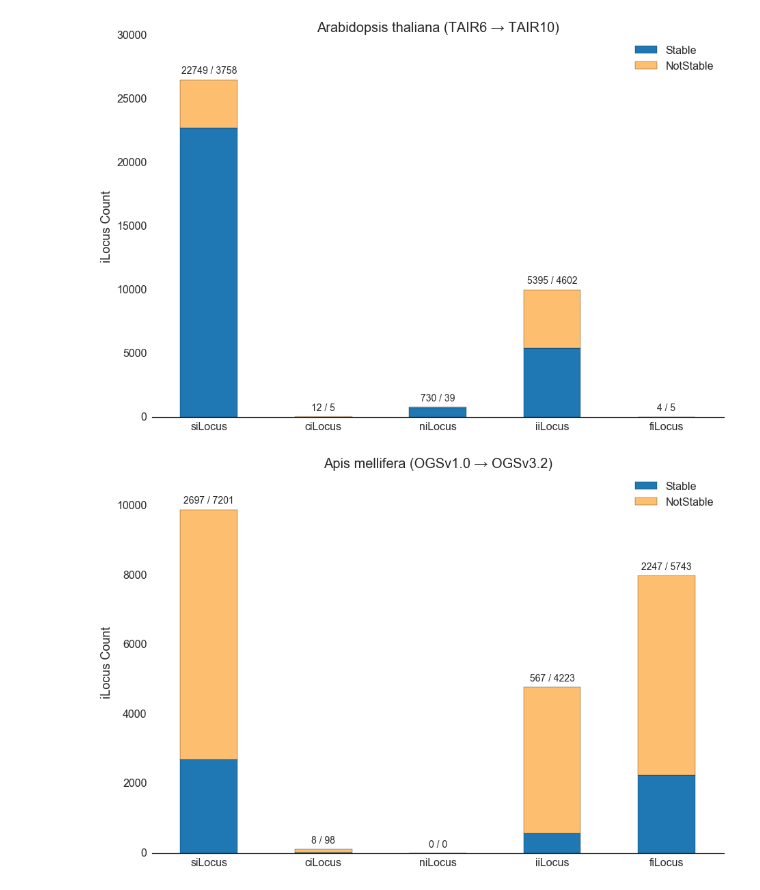
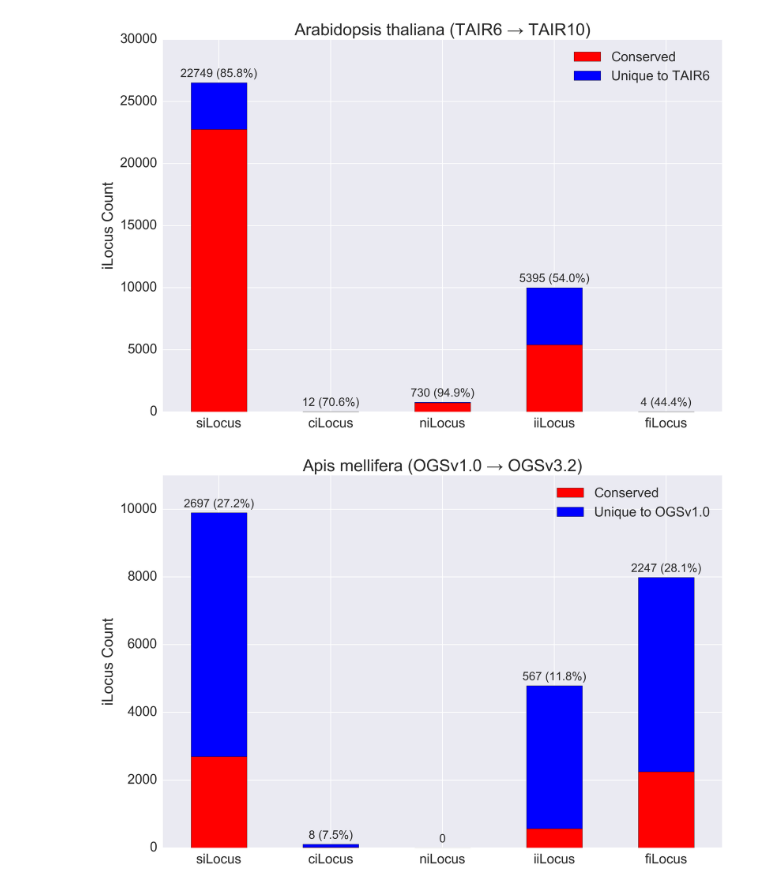
Before and after one commit to standage/ilocus-robustness, a Jupyter notebook: notebook.ipynb, the cells around one changed output. Saved outputs shown, nothing was run; the diff lists cells and outputs as text; code cells hidden in the pictures.

```diff
--- a/notebook.ipynb
+++ b/notebook.ipynb
@@ -6,10 +6,11 @@ import matplotlib.pyplot as plt
 import pandas
 import scipy
 import seaborn
-seaborn.set_style("white")
-colors = ['#1f78b4', '#fdbf6f']
+#seaborn.set_style("white")
+colors = ['red', 'blue']
 typelist = ['siLocus', 'ciLocus', 'niLocus', 'iiLocus', 'fiLocus']
-seaborn.set_context({"figure.figsize": (15, 10)})
+plt.rcParams['savefig.dpi'] = 300
+seaborn.set_context({"figure.figsize": (12, 8)})
 # %%
 def load_and_prep(filename, index='Species'):
     """Boilerplate code: load data into memory"""
@@ -19,19 +20,22 @@ def load_and_prep(filename, index='Species'):
     return df
 # %%
 def make_barplot(dataframe, title=None, xlab=None, ylab=None, ylim=None, lloc=2,
-                 legend=True, yticks=None, yticklabs=None, color=None, voffset=250):
+                 legend=True, yticks=None, yticklabs=None, color=None, voffset=250, unique=''):
     """Biolerplate code: make a pretty barplot"""
 
-    plot = dataframe.plot(kind='bar', stacked=True, figsize=(15, 10),
+    plot = dataframe.plot(kind='bar', stacked=True, figsize=(12, 8),
                           fontsize=16, rot=0, color=color)
     for i, label in enumerate(list(dataframe.index)):
         stable = dataframe.ix[label]['Stable']
         notstable = dataframe.ix[label]['NotStable']
-        text = '{} / {}'.format(stable, notstable)
+        text = '0'
+        if stable + notstable > 0:
+            perc = stable / (stable + notstable) * 100
+            text = '{} ({:.1f}%)'.format(stable, perc)
         plot.annotate(text, (i, stable + notstable + voffset), fontsize=14, ha='center', va='center')
     seaborn.despine(left=True)
     if legend is True:
-        _ = plot.legend(loc=lloc, prop={'size': 16})
+        _ = plot.legend(loc=lloc, labels=['Conserved', 'Unique to ' + unique], prop={'size': 16})
     if title:
         _ = plt.title(title, fontsize=20)
     if xlab is not None:
@@ -48,9 +52,9 @@ def make_barplot(dataframe, title=None, xlab=None, ylab=None, ylim=None, lloc=2,
 # %%
 # Now, the actual procedure
 bd_atha = load_and_prep('Atha.stable_iloci.tsv', index='iLocusType')
 bd_amel = load_and_prep('Amel.stable_iloci.tsv', index='iLocusType')
-make_barplot(bd_atha, xlab='', ylab='iLocus Count', lloc=1, color=colors, title='Arabidopsis thaliana (TAIR6 → TAIR10)', voffset=700)
-make_barplot(bd_amel, xlab='', ylab='iLocus Count', ylim=(0, 11000), lloc=1, color=colors, title='Apis mellifera (OGSv1.0 → OGSv3.2)')
+make_barplot(bd_atha, xlab='', ylab='iLocus Count', lloc=1, color=colors, title='Arabidopsis thaliana (TAIR6 → TAIR10)', unique='TAIR6', voffset=700)
+make_barplot(bd_amel, xlab='', ylab='iLocus Count', ylim=(0, 11000), lloc=1, color=colors, title='Apis mellifera (OGSv1.0 → OGSv3.2)', unique='OGSv1.0')
 # %% [output]
-[figure, old version]
+[figure, new version]
-[figure, old version]
+[figure, new version]
```
